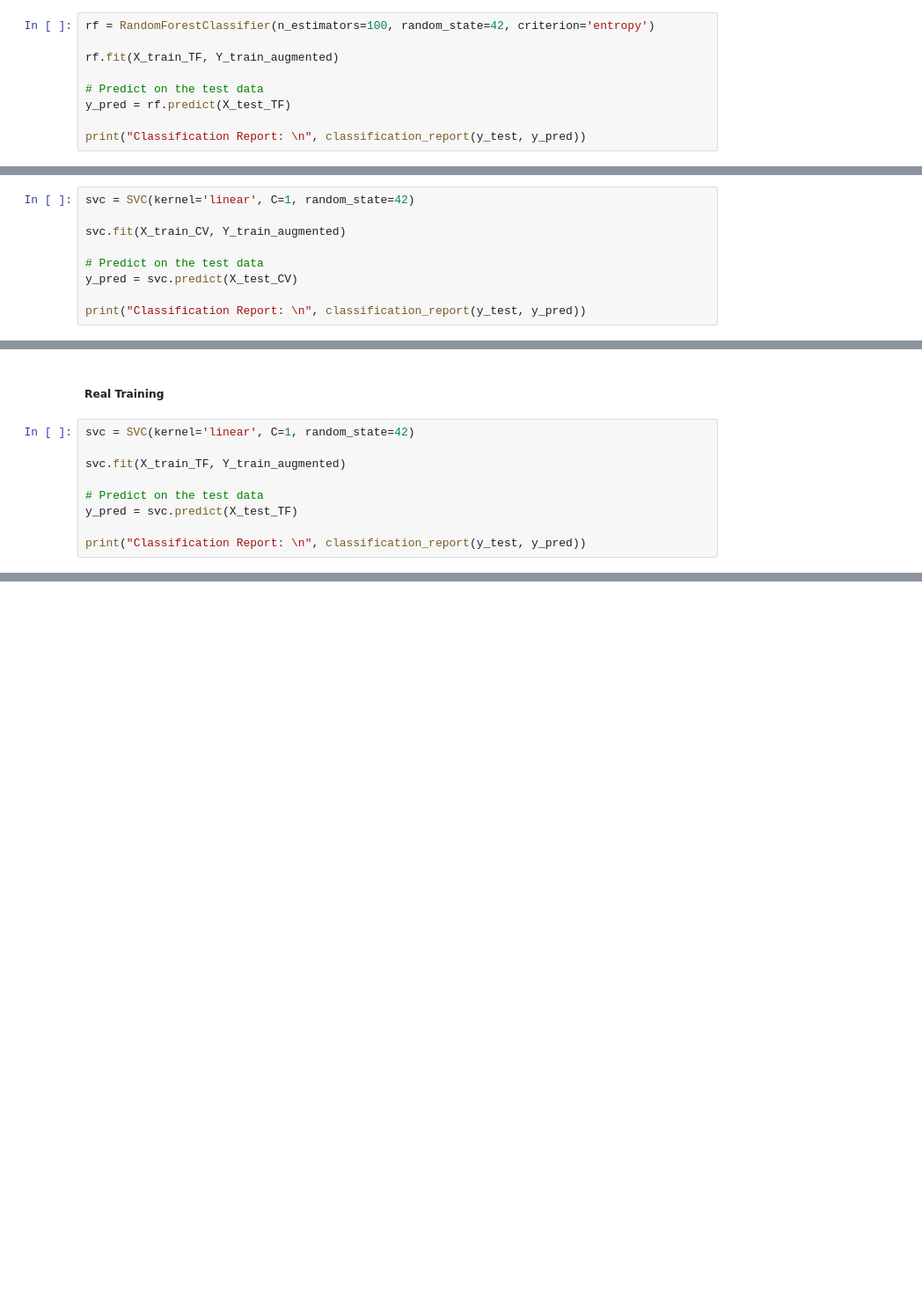
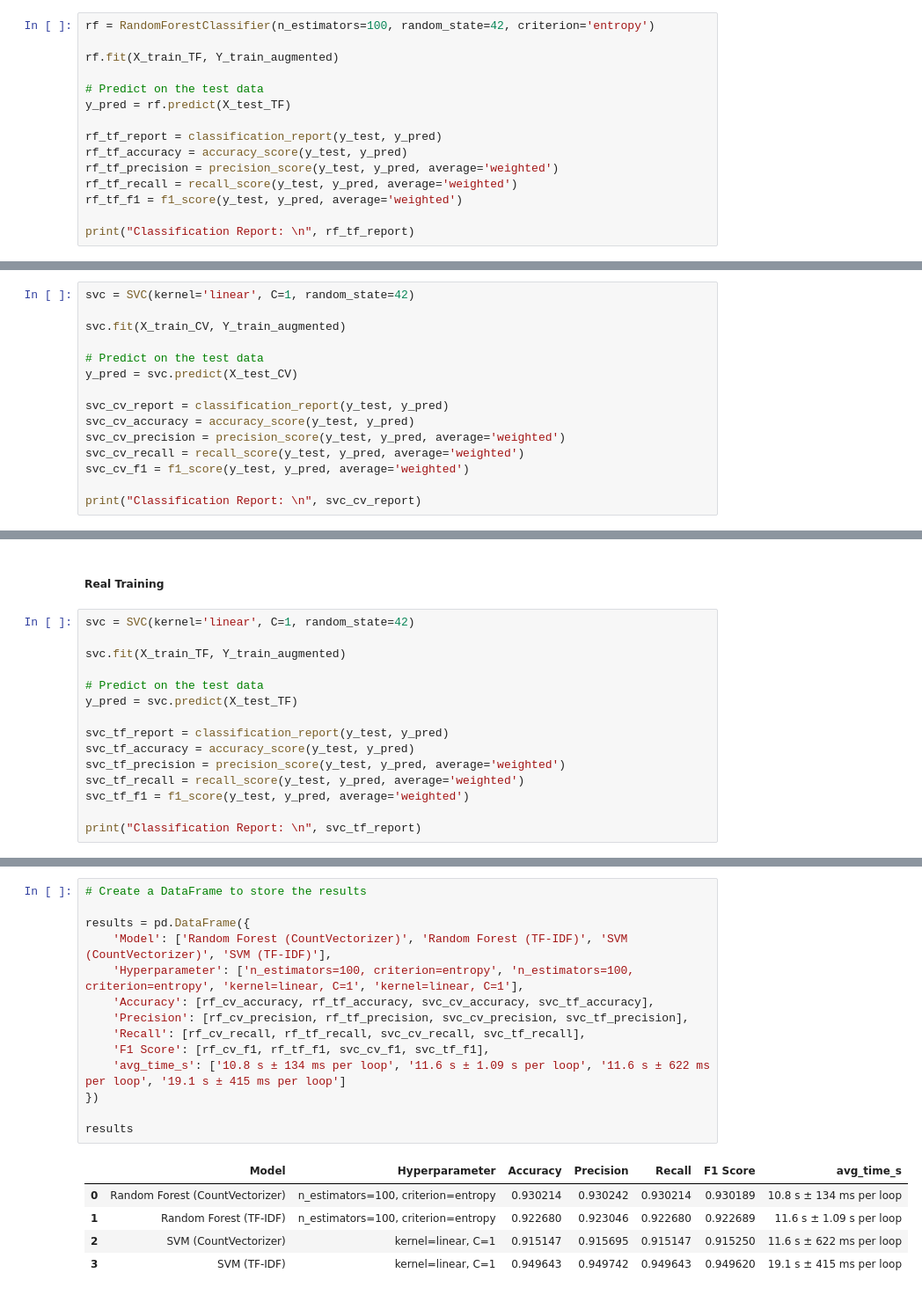
Before and after one commit to GilbertKrantz/Simple-Text-Classification, a Jupyter notebook: code.ipynb, the cells around one changed output, grey strips where cells are left out. Shown at 88% size. Saved outputs shown, nothing was run; the diff lists cells and outputs as text; blank space fills up the shorter version.

```diff
--- a/code.ipynb
+++ b/code.ipynb
@@ -767,7 +798,13 @@ rf.fit(X_train_TF, Y_train_augmented)
 # Predict on the test data
 y_pred = rf.predict(X_test_TF)
 
-print("Classification Report: \n", classification_report(y_test, y_pred))
+rf_tf_report = classification_report(y_test, y_pred)
+rf_tf_accuracy = accuracy_score(y_test, y_pred)
+rf_tf_precision = precision_score(y_test, y_pred, average='weighted')
+rf_tf_recall = recall_score(y_test, y_pred, average='weighted')
+rf_tf_f1 = f1_score(y_test, y_pred, average='weighted')
+
+print("Classification Report: \n", rf_tf_report)
 # %% [output]
 Classification Report:
                          precision    recall  f1-score   support
@@ -807,7 +844,13 @@ svc.fit(X_train_CV, Y_train_augmented)
 # Predict on the test data
 y_pred = svc.predict(X_test_CV)
 
-print("Classification Report: \n", classification_report(y_test, y_pred))
+svc_cv_report = classification_report(y_test, y_pred)
+svc_cv_accuracy = accuracy_score(y_test, y_pred)
+svc_cv_precision = precision_score(y_test, y_pred, average='weighted')
+svc_cv_recall = recall_score(y_test, y_pred, average='weighted')
+svc_cv_f1 = f1_score(y_test, y_pred, average='weighted')
+
+print("Classification Report: \n", svc_cv_report)
 # %% [output]
 Classification Report:
                          precision    recall  f1-score   support
@@ -845,7 +888,13 @@ svc.fit(X_train_TF, Y_train_augmented)
 # Predict on the test data
 y_pred = svc.predict(X_test_TF)
 
-print("Classification Report: \n", classification_report(y_test, y_pred))
+svc_tf_report = classification_report(y_test, y_pred)
+svc_tf_accuracy = accuracy_score(y_test, y_pred)
+svc_tf_precision = precision_score(y_test, y_pred, average='weighted')
+svc_tf_recall = recall_score(y_test, y_pred, average='weighted')
+svc_tf_f1 = f1_score(y_test, y_pred, average='weighted')
+
+print("Classification Report: \n", svc_tf_report)
 # %% [output]
 Classification Report:
                          precision    recall  f1-score   support
@@ -860,0 +914,20 @@ Clothing & Accessories       0.96      0.95      0.96       440
+# %%
+# Create a DataFrame to store the results
+
+results = pd.DataFrame({
+    'Model': ['Random Forest (CountVectorizer)', 'Random Forest (TF-IDF)', 'SVM (CountVectorizer)', 'SVM (TF-IDF)'],
+    'Hyperparameter': ['n_estimators=100, criterion=entropy', 'n_estimators=100, criterion=entropy', 'kernel=linear, C=1', 'kernel=linear, C=1'],
+    'Accuracy': [rf_cv_accuracy, rf_tf_accuracy, svc_cv_accuracy, svc_tf_accuracy],
+    'Precision': [rf_cv_precision, rf_tf_precision, svc_cv_precision, svc_tf_precision],
+    'Recall': [rf_cv_recall, rf_tf_recall, svc_cv_recall, svc_tf_recall],
+    'F1 Score': [rf_cv_f1, rf_tf_f1, svc_cv_f1, svc_tf_f1],
+    'avg_time_s': ['10.8 s ± 134 ms per loop', '11.6 s ± 1.09 s per loop', '11.6 s ± 622 ms per loop', '19.1 s ± 415 ms per loop']
+})
+
+results
+# %% [output]
+|  | Model | Hyperparameter | Accuracy | Precision | Recall | F1 Score | avg_time_s |
+| 0 | Random Forest (CountVectorizer) | n_estimators=100, criterion=entropy | 0.930214 | 0.930242 | 0.930214 | 0.930189 | 10.8 s ± 134 ms per loop |
+| 1 | Random Forest (TF-IDF) | n_estimators=100, criterion=entropy | 0.922680 | 0.923046 | 0.922680 | 0.922689 | 11.6 s ± 1.09 s per loop |
+| 2 | SVM (CountVectorizer) | kernel=linear, C=1 | 0.915147 | 0.915695 | 0.915147 | 0.915250 | 11.6 s ± 622 ms per loop |
+| 3 | SVM (TF-IDF) | kernel=linear, C=1 | 0.949643 | 0.949742 | 0.949643 | 0.949620 | 19.1 s ± 415 ms per loop |
```
Also changed, not shown: parts of 20 cells of this notebook.
